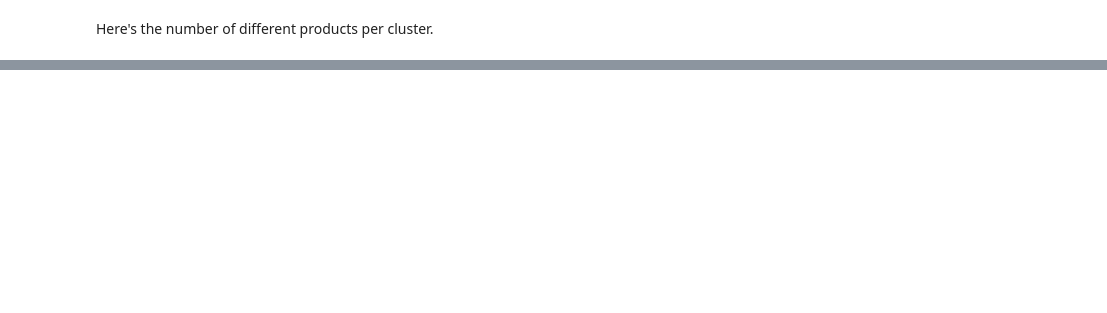
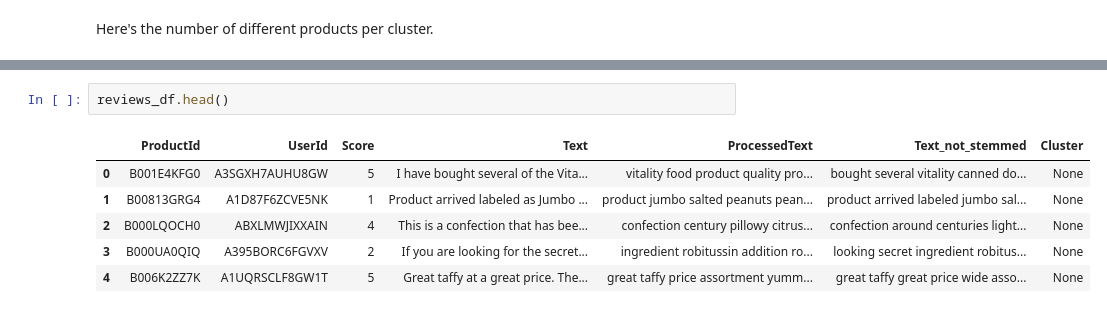
Before and after one commit to msterpa87/ADM-HW4, a Jupyter notebook: main.ipynb, the cells around one changed output, grey strips where cells are left out. Saved outputs shown, nothing was run; the diff lists cells and outputs as text; blank space fills up the shorter version.

```diff
--- a/main.ipynb
+++ b/main.ipynb
@@ -174,0 +170,9 @@ processed_reviews_df[cols].groupby(['Cluster']).agg({"ProductId":"nunique"})
+# %%
+reviews_df.head()
+# %% [output]
+|  | ProductId | UserId | Score | Text | ProcessedText | Text_not_stemmed | Cluster |
+| 0 | B001E4KFG0 | A3SGXH7AUHU8GW | 5 | I have bought several of the Vita... | vitality food product quality pro... | bought several vitality canned do... | None |
+| 1 | B00813GRG4 | A1D87F6ZCVE5NK | 1 | Product arrived labeled as Jumbo ... | product jumbo salted peanuts pean... | product arrived labeled jumbo sal... | None |
+| 2 | B000LQOCH0 | ABXLMWJIXXAIN | 4 | This is a confection that has bee... | confection century pillowy citrus... | confection around centuries light... | None |
+| 3 | B000UA0QIQ | A395BORC6FGVXV | 2 | If you are looking for the secret... | ingredient robitussin addition ro... | looking secret ingredient robitus... | None |
+| 4 | B006K2ZZ7K | A1UQRSCLF8GW1T | 5 | Great taffy at a great price. The... | great taffy price assortment yumm... | great taffy great price wide asso... | None |
```
Also changed, not shown: parts of 6 cells of this notebook.
